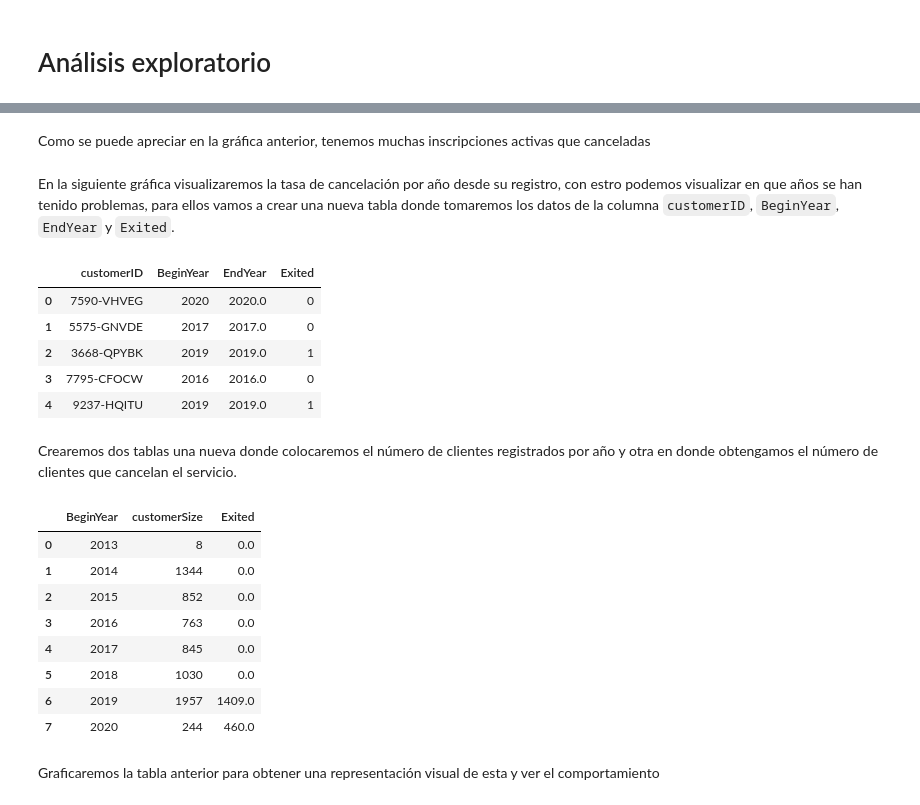
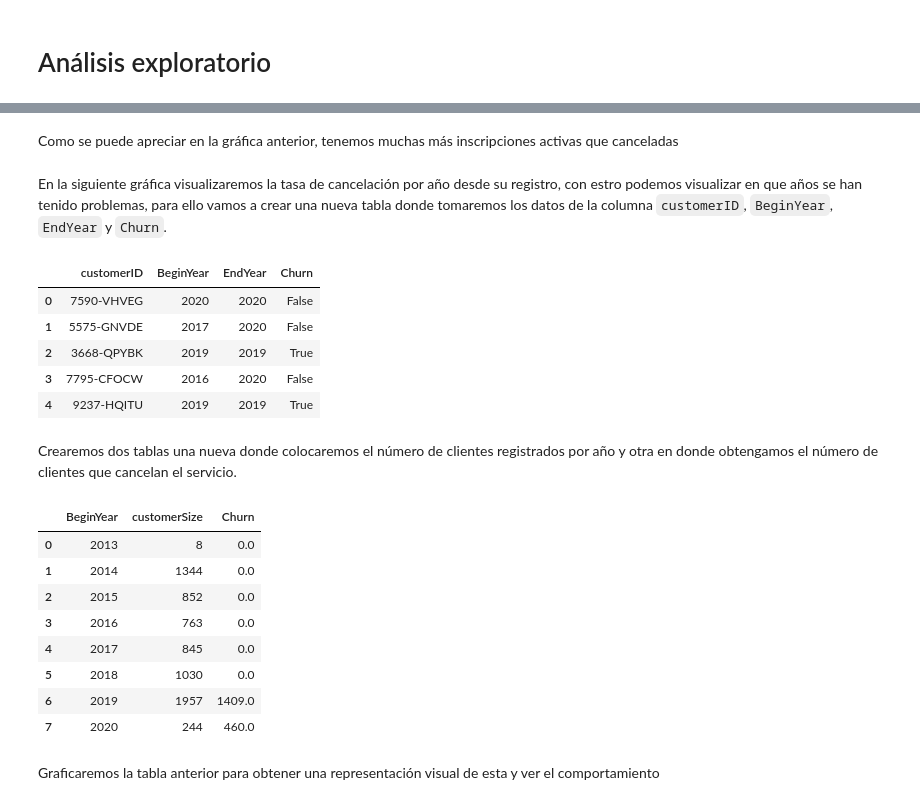
Before and after one commit to jFcomb/ML-churn-predictor, a Jupyter notebook: Interconect_Churn.ipynb, the cells around one changed output, grey strips where cells are left out. Cells and saved outputs as stored; diff of their text form; code cells hidden in the pictures.

```diff
--- a/Interconect_Churn.ipynb
+++ b/Interconect_Churn.ipynb
@@ -503,7 +613,0 @@ Crearemos otra columna llamada `ExitedDate` donde guardaremos las fechas de las
-# %%
-# Cambio  a valores boleanos
-df['Exited']=df['EndDate'].transform(lambda x: 0 if x=='No' else  1)
-# Columna con fecha de terminación de contrato
-df['ExitedDate'] = df['EndDate'].transform(lambda x:np.nan if x=='No' else  x).astype('datetime64[ns]')
-# Visualización de cambio
-df[['Exited','ExitedDate']].head(5)
@@ -517,11 +613,0 @@ df[['Exited','ExitedDate']].head(5)
-# %%
-# Diccionario ocn valroes a cambiar
-values_dict = {'Yes': 1,
-        'No': 0
-        }
-
-# Realización de cambio
-df = df.replace(values_dict)
-
-# Visualización de tabla
-df.info()
@@ -548,4 +616,7 @@ Agruegaremos dos columnas más en donde tengamos el año de inicio y el año de
 # %%
 #Extracción de años
 df['BeginYear'] = df.BeginDate.dt.year
-df['EndYear'] = df.ExitedDate.dt.year
+df['EndYear'] = df.EndDate.dt.year
+
+# Verificación de tipo de datos
+df.dtypes
@@ -551,0 +643,5 @@ df['EndYear'] = df.ExitedDate.dt.year
+# %%
+for i in range(14,21):
+    df[df.columns[i]]=df.iloc[::,i].astype('bool')
+
+df.info()
@@ -587,20 +690,20 @@ px.bar(df,
 # %% [markdown]
-Como se puede apreciar en la gráfica anterior, tenemos muchas inscripciones activas que canceladas
+Como se puede apreciar en la gráfica anterior, tenemos muchas más inscripciones activas que canceladas
 # %% [markdown]
-En la siguiente gráfica visualizaremos la tasa de cancelación por año desde su registro, con estro podemos visualizar en que años se han tenido problemas, para ellos vamos a crear una nueva tabla donde tomaremos los datos de la columna `customerID`, `BeginYear`, `EndYear` y `Exited`.
+En la siguiente gráfica visualizaremos la tasa de cancelación por año desde su registro, con estro podemos visualizar en que años se han tenido problemas, para ello vamos a crear una nueva tabla donde tomaremos los datos de la columna `customerID`, `BeginYear`, `EndYear` y `Churn`.
 # %%
 # Creación de una nueva tabla
-df_retain = df[['customerID','BeginYear','EndYear','Exited']].copy()
+df_retain = df[['customerID','BeginYear','EndYear','Churn']].copy()
 df_retain['EndYear'] = df_retain['EndYear'].fillna(df_retain['BeginYear'])
 # Visualización de la tabla
 df_retain.head()
 # %% [output]
-|  | customerID | BeginYear | EndYear | Exited |
-| 0 | 7590-VHVEG | 2020 | 2020.0 | 0 |
-| 1 | 5575-GNVDE | 2017 | 2017.0 | 0 |
-| 2 | 3668-QPYBK | 2019 | 2019.0 | 1 |
-| 3 | 7795-CFOCW | 2016 | 2016.0 | 0 |
-| 4 | 9237-HQITU | 2019 | 2019.0 | 1 |
+|  | customerID | BeginYear | EndYear | Churn |
+| 0 | 7590-VHVEG | 2020 | 2020 | False |
+| 1 | 5575-GNVDE | 2017 | 2020 | False |
+| 2 | 3668-QPYBK | 2019 | 2019 | True |
+| 3 | 7795-CFOCW | 2016 | 2020 | False |
+| 4 | 9237-HQITU | 2019 | 2019 | True |
 # %% [markdown]
 Crearemos dos tablas una nueva donde colocaremos el número de clientes registrados por año y otra en donde obtengamos el número de clientes que cancelan el servicio.
 # %%
@@ -609,7 +712,7 @@ customer_size_df= df_retain.groupby('BeginYear').customerID.nunique().reset_inde
 customer_size_df.rename(columns = {'customerID':'customerSize'}, inplace = True)
 
 # Tabla con cantidad de cancelaciones por año
-custumer_exited_df= df_retain.groupby('EndYear').Exited.sum().reset_index()
+custumer_exited_df= df_retain.groupby('EndYear')['Churn'].sum().reset_index()
 
 # Union de tablas
 custumer_exited_df = customer_size_df.merge(custumer_exited_df,how = 'left', left_on='BeginYear', right_on='EndYear').drop('EndYear', axis = 1)
@@ -620,7 +723,7 @@ custumer_exited_df.fillna(0, inplace = True)
 # Visualización de datos
 custumer_exited_df
 # %% [output]
-|  | BeginYear | customerSize | Exited |
+|  | BeginYear | customerSize | Churn |
 | 0 | 2013 | 8 | 0.0 |
 | 1 | 2014 | 1344 | 0.0 |
 | 2 | 2015 | 852 | 0.0 |
```
Also changed, not shown: parts of 75 cells of this notebook.
